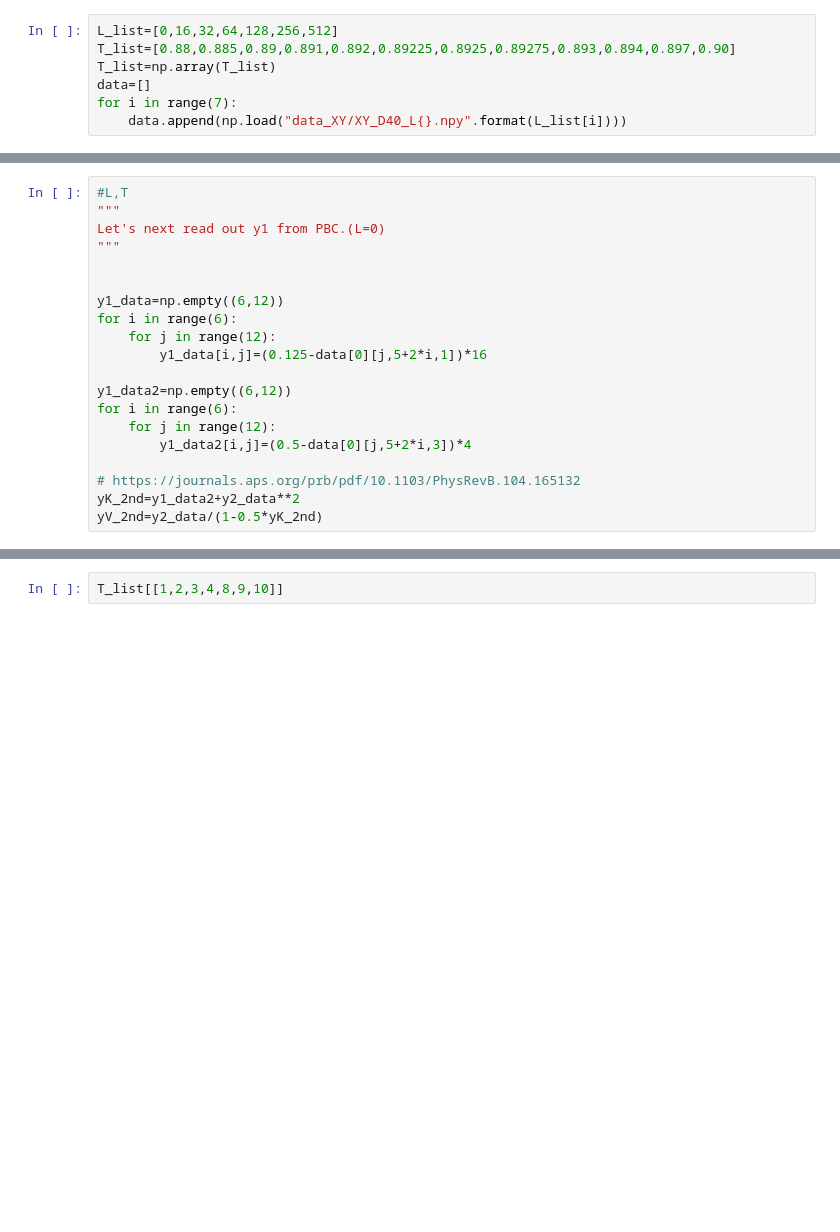
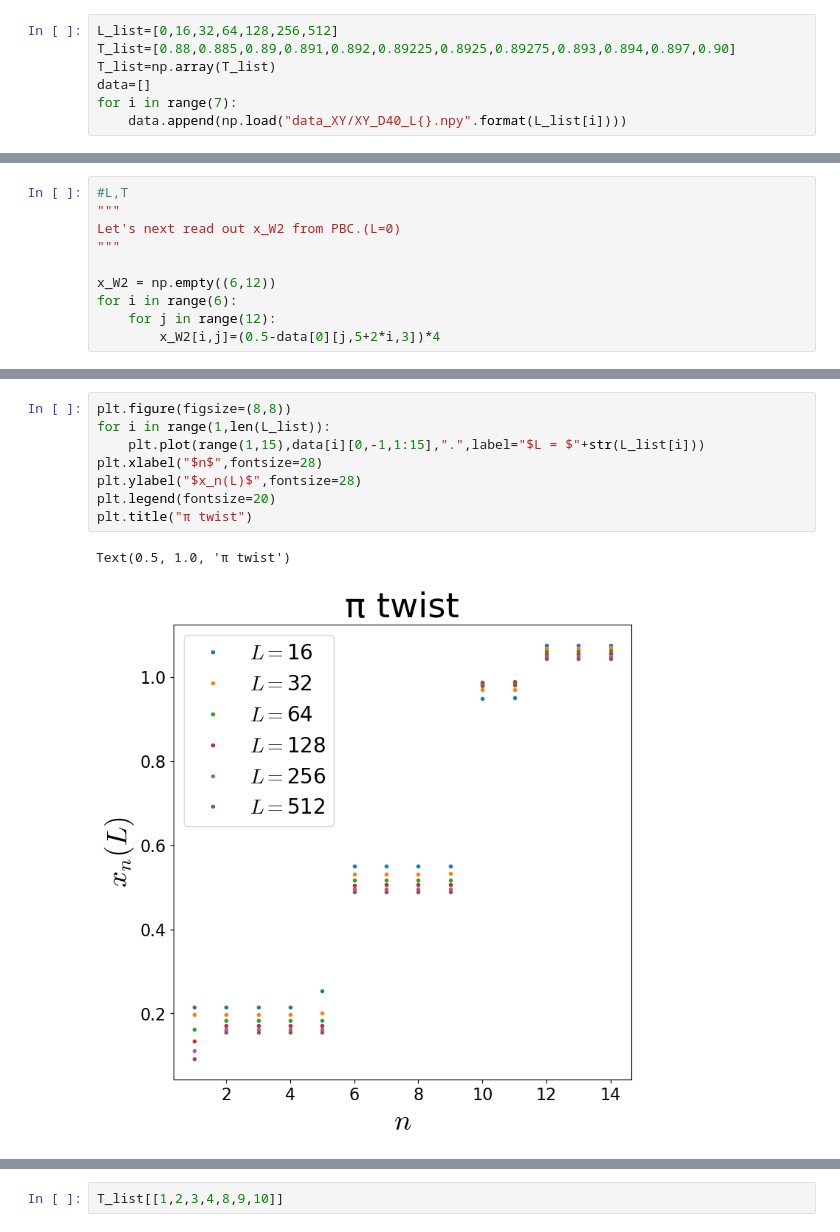
Before and after one commit to dartsushi/Loop-TNR_RGflow, a Jupyter notebook: XY_RG_flow_for_PRB.ipynb, the cells around one changed output, grey strips where cells are left out. Cells and saved outputs as stored; diff of their text form; blank space fills up the shorter version.

```diff
--- a/XY_RG_flow_for_PRB.ipynb
+++ b/XY_RG_flow_for_PRB.ipynb
@@ -55,20 +62,10 @@ plt.legend(fontsize=20)
 # %%
 #L,T
 """
-Let's next read out y1 from PBC.(L=0)
+Let's next read out x_W2 from PBC.(L=0)
 """
 
-
-y1_data=np.empty((6,12))
+x_W2 = np.empty((6,12))
 for i in range(6):
     for j in range(12):
-        y1_data[i,j]=(0.125-data[0][j,5+2*i,1])*16
-
-y1_data2=np.empty((6,12))
-for i in range(6):
-    for j in range(12):
-        y1_data2[i,j]=(0.5-data[0][j,5+2*i,3])*4
-
-# https://journals.aps.org/prb/pdf/10.1103/PhysRevB.104.165132
-yK_2nd=y1_data2+y2_data**2
-yV_2nd=y2_data/(1-0.5*yK_2nd)
+        x_W2[i,j]=(0.5-data[0][j,5+2*i,3])*4
@@ -74,0 +77,11 @@ yV_2nd=y2_data/(1-0.5*yK_2nd)
+# %%
+plt.figure(figsize=(8,8))
+for i in range(1,len(L_list)):
+    plt.plot(range(1,15),data[i][0,-1,1:15],".",label="$L = $"+str(L_list[i]))
+plt.xlabel("$n$",fontsize=28)
+plt.ylabel("$x_n(L)$",fontsize=28)
+plt.legend(fontsize=20)
+plt.title("π twist")
+# %% [output]
+Text(0.5, 1.0, 'π twist')
+[figure, added]
```
Also changed, not shown: parts of 13 cells of this notebook, 5 other files.
